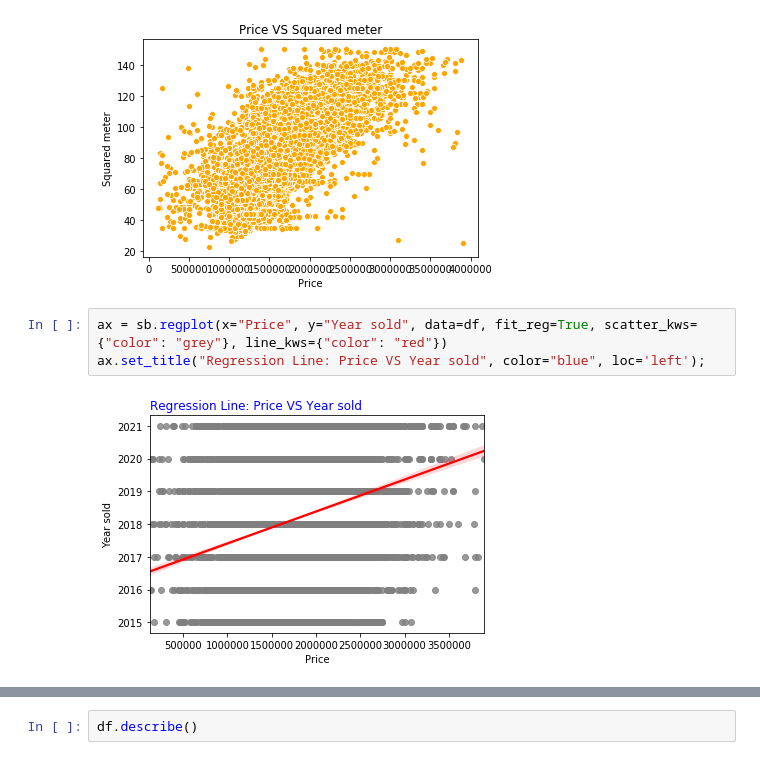
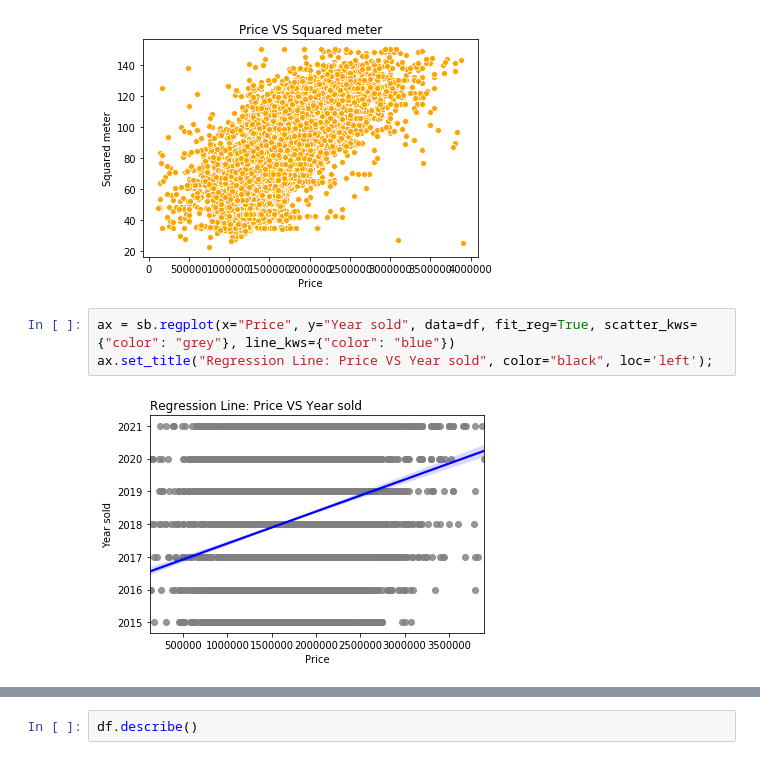
Before and after one commit to Matan-Shimon/Introduction-to-Data-Science-project, a Jupyter notebook: Regression.ipynb, the cells around one changed output, grey strips where cells are left out. Cells and saved outputs as stored; diff of their text form.

```diff
--- a/Regression.ipynb
+++ b/Regression.ipynb
@@ -196,9 +203,9 @@ plt.show()
 [figure]
 [figure]
 # %%
-ax = sb.regplot(x="Price", y="Year sold", data=df, fit_reg=True, scatter_kws={"color": "grey"}, line_kws={"color": "red"})
-ax.set_title("Regression Line: Price VS Year sold", color="blue", loc='left');
+ax = sb.regplot(x="Price", y="Year sold", data=df, fit_reg=True, scatter_kws={"color": "grey"}, line_kws={"color": "blue"})
+ax.set_title("Regression Line: Price VS Year sold", color="black", loc='left');
 # %% [output]
-[figure, old version]
+[figure, new version]
 # %%
 ax = sb.regplot(x="Price", y="Number of rooms", data=df, fit_reg=True, scatter_kws={"color": "grey"}, line_kws={"color": "red"})
```
Also changed, not shown: parts of 11 cells of this notebook.
